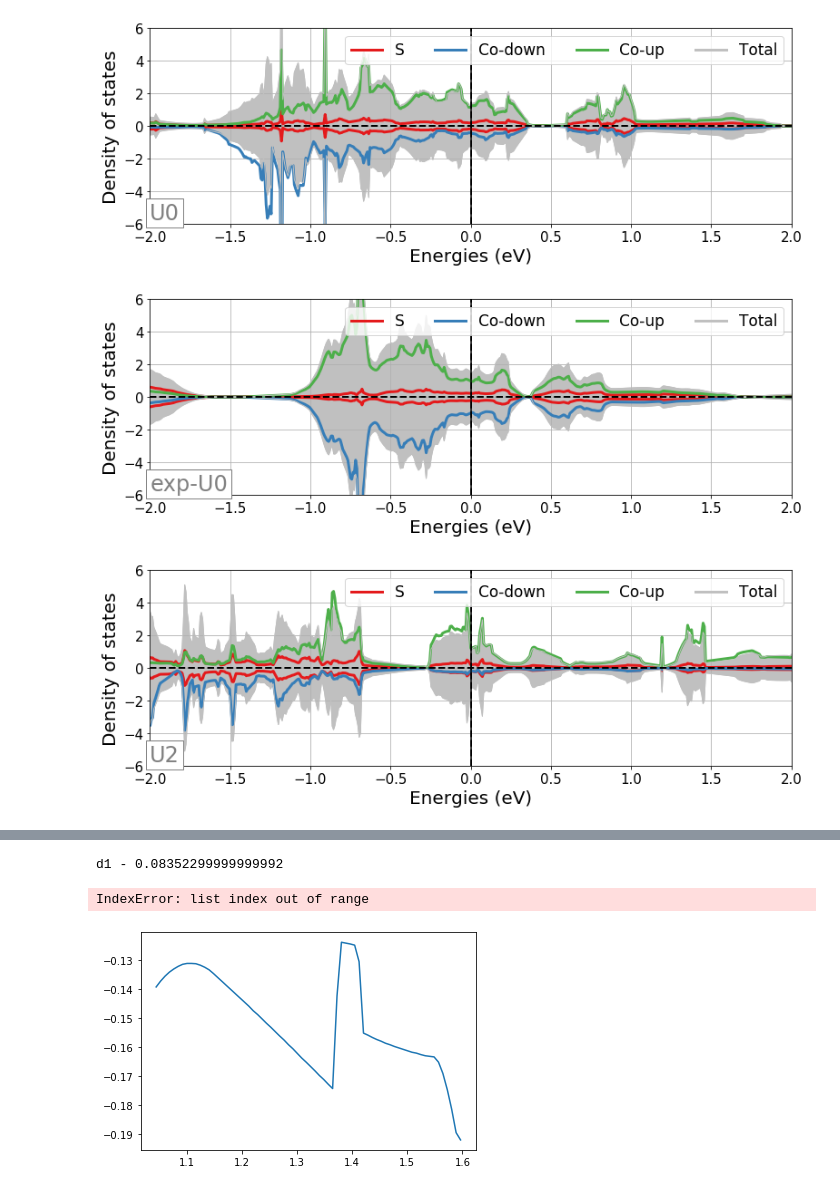
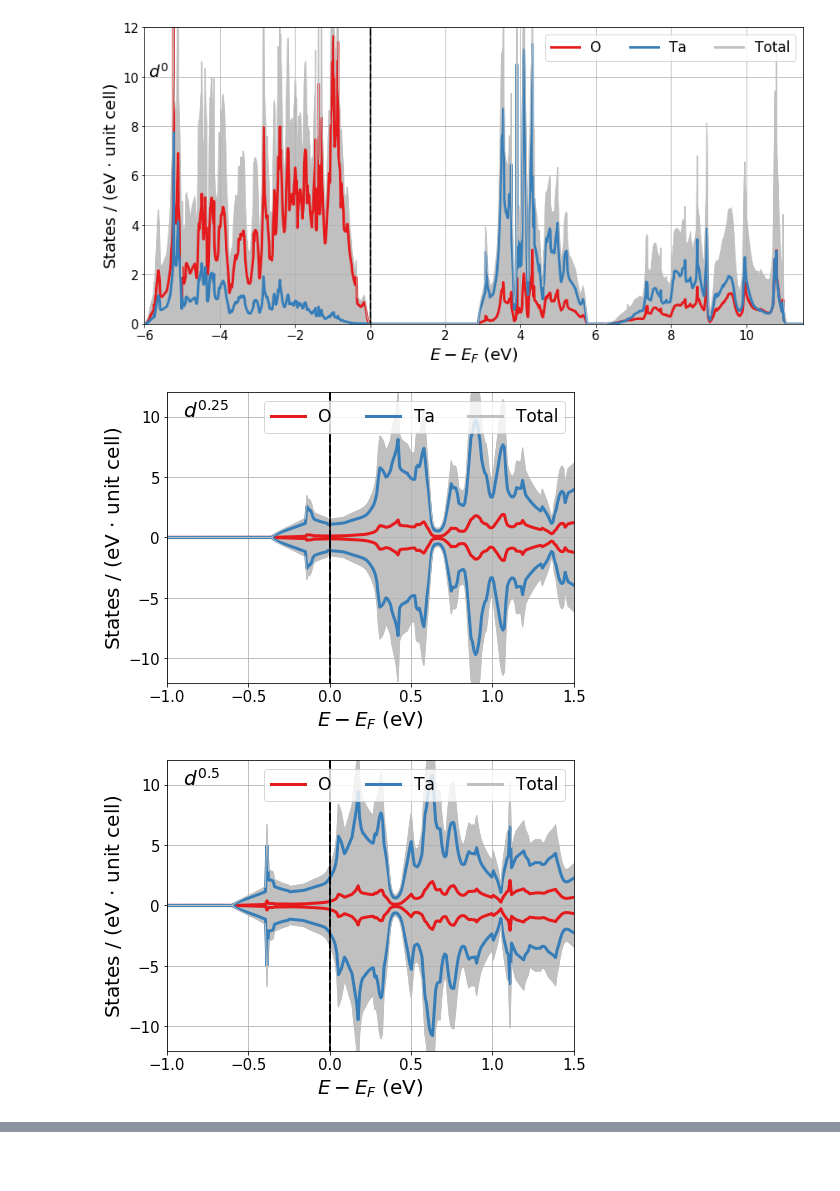
Before and after one commit to kyledmiller/kdm_vault, a Jupyter notebook: scripts_dft/plot_dos.ipynb, the cells around one changed output, grey strips where cells are left out. Drawn from its saved outputs; the diff is of its cells as text; code cells hidden in the pictures; blank space fills up the shorter version.

```diff
--- a/scripts_dft/plot_dos.ipynb
+++ b/scripts_dft/plot_dos.ipynb
@@ -37,36 +23,37 @@ def norm_dos(dos, factor):
 # %%
-WIDTH = 11
-HEIGHT = 4
+WIDTH = 7
+HEIGHT = 5
 
-DOS_TYPE = 'site-spin' #'element'
-BY_ELEMENT = ["S"]
-BY_SITE = [5]
+BY_ELEMENT = ["Ta", "O"]
+BY_SITE = []
 ORBITALS_LS = [[4, 5, 6, 7, 8]] #desired orbitals corresponding to sites listed
-NORM_FACTOR=4
 
-PREFIX = home + '/Projects/BaCoS2/correct_mag/estruc/vasprun-dos'
+PREFIX = "../../elec_dos/vasprun"
 SUFFIX = ".xml"
-ITERS_1 = ['U0', 'exp-U0', 'U2', 'exp-U2', 'U4', 'exp-U4']
-
-# ITERS_2 = ['og', 'rlx']
-LABELS_1 = ITERS_1
-# LABELS_2 = ITERS_2
+ITERS_1 = ["d0", "d025", "d05", "d055", "d06", "d065", "d07", "d075", "d08", "d085", "d09", "d095", "d1"]
+ITERS_2 = ['']
+LABELS_1 = ['$d^{0}$','$d^{0.25}$','$d^{0.5}$','$d^{0.55}$','$d^{0.6}$','$d^{0.65}$','$d^{0.7}$',
+                 '$d^{0.75}$','$d^{0.8}$','$d^{0.85}$','$d^{0.9}$','$d^{0.95}$','$d^{1}$']
+LABELS_2 = ITERS_2
 LABEL_PREFIX = ""
-XLIMS = [[-2,2]]*12
-YLIMS = [[-6,6]]*12
+XLIMS = [[-6,11.5]] + [[-1,1.5]]*20
+YLIMS = [[-12,12]]*20
 LABEL_FONT = 20
 
 axes = []
 
 for i, iter_1 in enumerate(ITERS_1):
-#     for j, iter_2 in enumerate(ITERS_2):
+    for j, iter_2 in enumerate(ITERS_2):
 
-        label = f'{iter_1}'
+        if len(iter_2) != 0:
+            label = f'{iter_1}-{iter_2}'
+        else:
+            label = f'{iter_1}'
 
             # Extract dos from vasprun
         vr = Vasprun(f'{PREFIX}-{label}{SUFFIX}')
         cdos = vr.complete_dos
-        tdos = norm_dos(vr.tdos, 4)
+        tdos = vr.tdos
 
         dplt = DosPlotter()
 
@@ -96,7 +83,9 @@ for i, iter_1 in enumerate(ITERS_1):
             # Add element dos
         elem_doss = cdos.get_element_dos()
         for element in BY_ELEMENT:
-            dplt.add_dos(element, norm_dos(elem_doss[Element(element)], 4))
+            dplt.add_dos(element, elem_doss[Element(element)])
+
+
 
             # Customize plot
         dos_plot = dplt.get_plot()
@@ -106,7 +95,7 @@ for i, iter_1 in enumerate(ITERS_1):
         dos_plot.grid(1)
 
             # Make total line grey and filled in
-        totLine = dos_plot.gca().get_lines()[3]
+        totLine = dos_plot.gca().get_lines()[2]
         totLine.set_color('silver')
 
         dos_plot.legend(loc='upper right', ncol=6, fontsize=LABEL_FONT-3) #keep line thick in legend
@@ -114,37 +103,44 @@ for i, iter_1 in enumerate(ITERS_1):
         totLine.set_linewidth(1)
 
         totX = totLine.get_xdata()
         totY = totLine.get_ydata()
 
         dos_plot.fill_between(totX, totY, where=totY>=-totY, interpolate=True, color='silver')
         dos_plot.fill_between(totX, totY, where=totY<=-totY, interpolate=True, color='silver')
 
 
             # Add a label to bottom right
-        t = dos_plot.text(0.0, 0.0, LABEL_PREFIX + label, horizontalalignment='left',
-                      verticalalignment='bottom', transform=dos_plot.gca().transAxes,
-                      fontsize=24, color='grey')
-        t.set_bbox(dict(facecolor='white', alpha=1, edgecolor='grey'))
+        dos_plot.text(XLIMS[i][0]+0.1, YLIMS[i][1]-2, LABEL_PREFIX + LABELS_1[i], fontsize=LABEL_FONT)
+
             # Chance font size
         dos_plot.gca().xaxis.label.set_fontsize(LABEL_FONT)
         dos_plot.gca().yaxis.label.set_fontsize(LABEL_FONT)
         pyplot.xticks(fontsize=LABEL_FONT-5)
         pyplot.yticks(fontsize=LABEL_FONT-5)
+
+            # Fix axis labels
+        ax = pyplot.gca()
+        ax.set_ylabel("States / (eV $\cdot$ unit cell)")
+        ax.set_xlabel("$E - E_F$ (eV)")
 
             # Add axes to persistent list
         axes.append(dos_plot.gca())
 
 
             # Resize/reshape
         fig = dos_plot.gcf()
         fig.set_size_inches(WIDTH,HEIGHT)
 
+        if iter_1 == "d0":
+            dos_plot.ylim([0, YLIMS[i][1]])
+            fig.set_size_inches(12,6)
+
             # Show and save
         dos_plot.tight_layout()
         dos_plot.show()
         fig.savefig(f"elec_dos-{label}.png", img_format="png", dpi=300)
         fig.savefig(f"elec_dos-vec-{label}.pdf", img_format="pdf")
 # %% [output]
-[figure, old version]
+[figure, new version]
-[figure, old version]
+[figure, new version]
-[figure, old version]
+[figure, new version]
@@ -154,10 +156,0 @@ for i, iter_1 in enumerate(ITERS_1):
-# %%
-start = 1150
-end = 1220
-
-print(f'd1 - {integrate(axes[-1], start, end)}')
-print(f'd065 - {integrate(axes[5], 1250, 1350)}')
-# %% [output]
-d1 - 0.08352299999999992
-IndexError: list index out of range
-[figure, removed]
```
Also changed, not shown: parts of 4 cells of this notebook, 1 other file.
